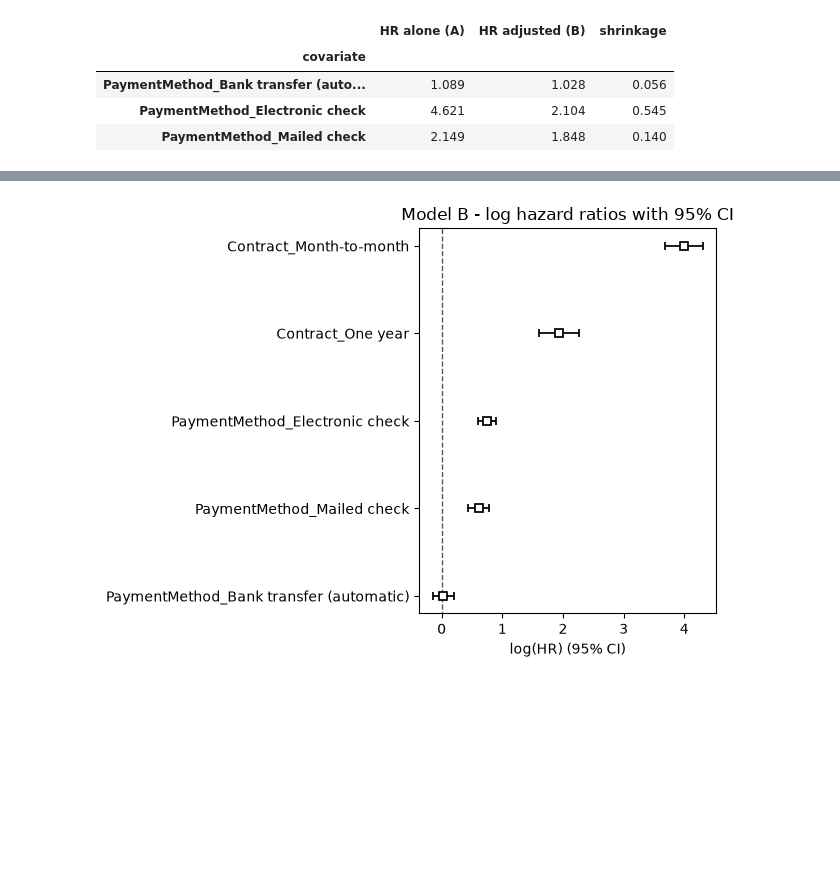
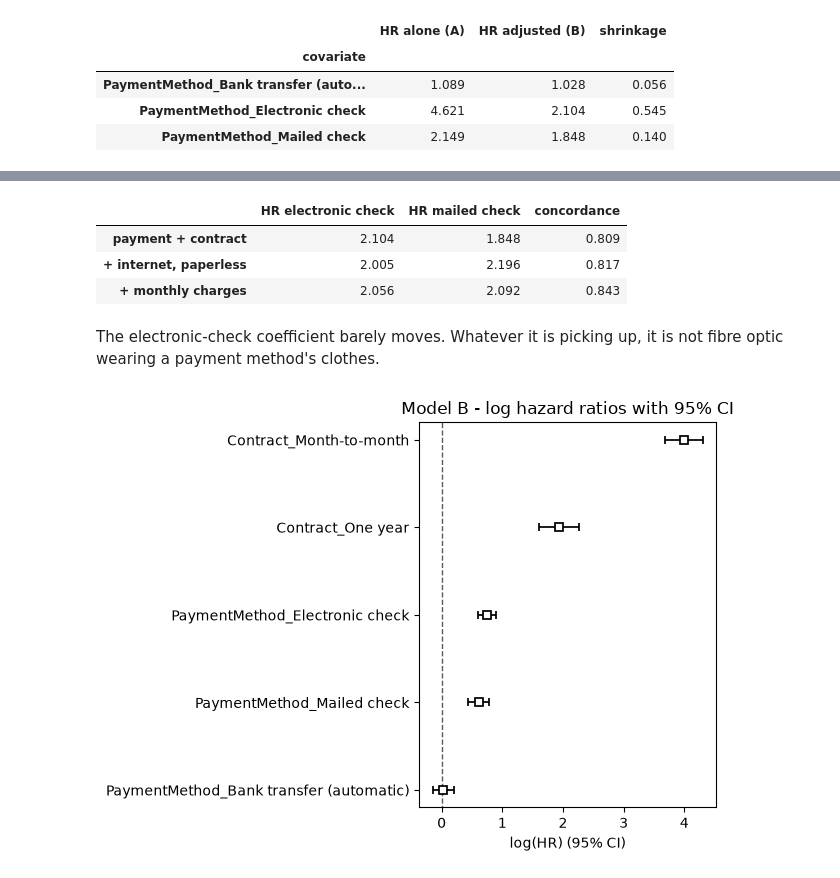
Before and after one commit to Kiatisakk/CPE342-ML, a Jupyter notebook: lab03_rg/Activity_Estimating_Lifetime.ipynb, the cells around one changed output, grey strips where cells are left out. Drawn from its saved outputs; the diff is of its cells as text; code cells hidden in the pictures; blank space fills up the shorter version.

```diff
--- a/lab03_rg/Activity_Estimating_Lifetime.ipynb
+++ b/lab03_rg/Activity_Estimating_Lifetime.ipynb
@@ -394,3 +401,41 @@ comparison
+# %%
+def fit_cox(categorical, reference, with_charges=False):
+    X = pd.get_dummies(df[categorical], dtype=float).drop(columns=reference)
+    if with_charges:
+        charges = df["MonthlyCharges"]
+        X["MonthlyCharges"] = ((charges - charges.mean()) / charges.std()).to_numpy()
+    X["tenure"] = df["T"].to_numpy()
+    X["churned"] = df["E"].to_numpy()
+    return CoxPHFitter().fit(X, "tenure", "churned")
+
+
+SERVICE = ["InternetService_No", "PaperlessBilling_No"]
+LADDER = [
+    ("payment + contract", ["PaymentMethod", "Contract"], REFERENCE, False),
+    ("+ internet, paperless", ["PaymentMethod", "Contract", "InternetService",
+                               "PaperlessBilling"], REFERENCE + SERVICE, False),
+    ("+ monthly charges", ["PaymentMethod", "Contract", "InternetService",
+                           "PaperlessBilling"], REFERENCE + SERVICE, True),
+]
+
+ladder = {}
+for name, columns, reference, with_charges in LADDER:
+    fitted = fit_cox(columns, reference, with_charges)
+    ladder[name] = {
+        "HR electronic check": fitted.hazard_ratios_["PaymentMethod_Electronic check"],
+        "HR mailed check": fitted.hazard_ratios_["PaymentMethod_Mailed check"],
+        "concordance": fitted.concordance_index_,
+    }
+
+pd.DataFrame(ladder).T
+# %% [output]
+|  | HR electronic check | HR mailed check | concordance |
+| payment + contract | 2.104 | 1.848 | 0.809 |
+| + internet, paperless | 2.005 | 2.196 | 0.817 |
+| + monthly charges | 2.056 | 2.092 | 0.843 |
+# %% [markdown]
+The electronic-check coefficient barely moves. Whatever it is picking up, it is not fibre
+optic wearing a payment method's clothes.
 # %%
 ax = cox_b.plot()
 ax.set_title("Model B - log hazard ratios with 95% CI")
```
Also changed, not shown: parts of 5 cells of this notebook, 1 other file.
